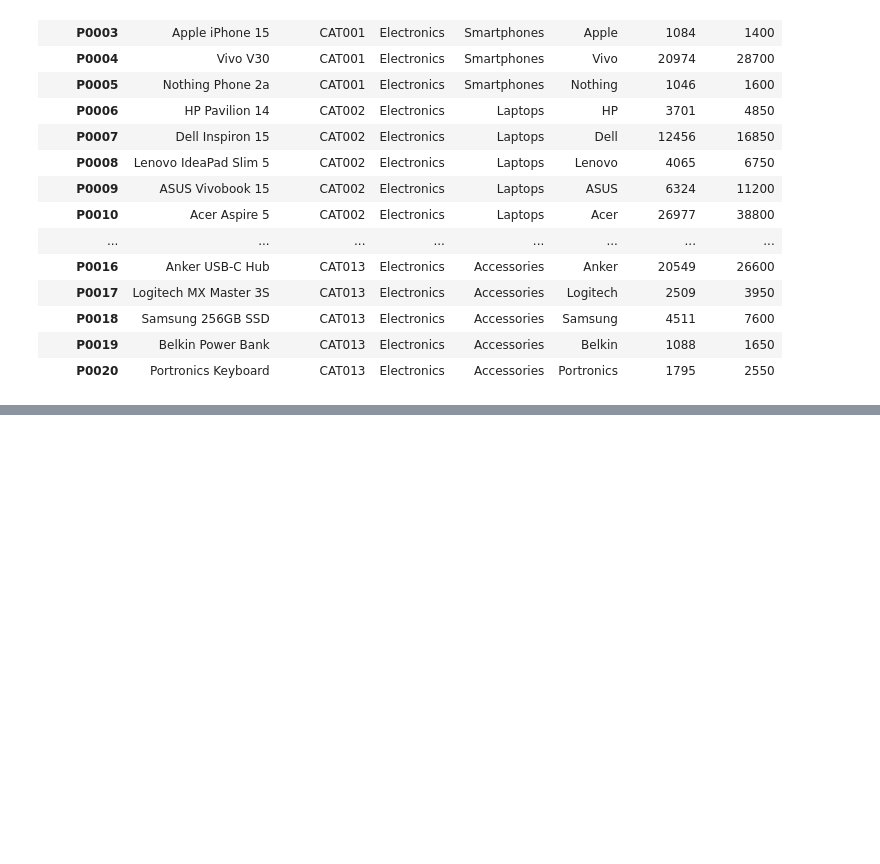
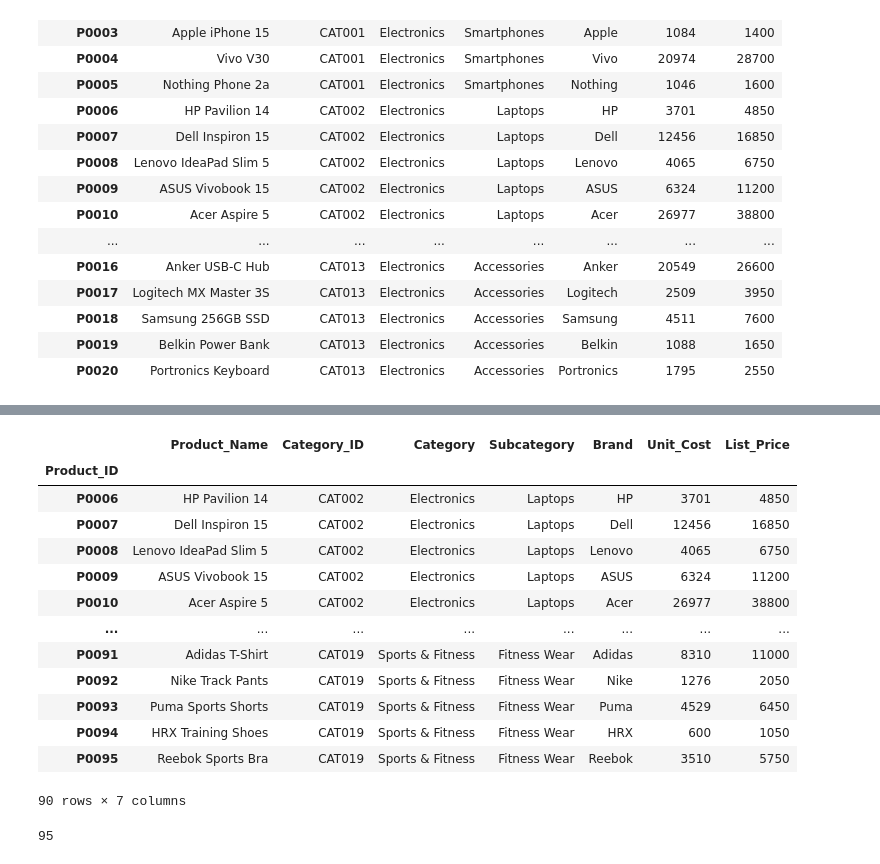
Before and after one commit to datasciencekibaatein/Business-Analyst-Batch-109, a Jupyter notebook: Pandas/02lecture.ipynb, the cells around one changed output, grey strips where cells are left out. Saved outputs shown, nothing was run; the diff lists cells and outputs as text; code cells hidden in the pictures; blank space fills up the shorter version.

```diff
--- a/Pandas/02lecture.ipynb
+++ b/Pandas/02lecture.ipynb
@@ -151,0 +298,17 @@ df.iloc[:20,5:]
+# %%
+df[~(df['Subcategory']=="Smartphones")]
+# %% [output]
+|  | Product_Name | Category_ID | Category | Subcategory | Brand | Unit_Cost | List_Price |
+| Product_ID |  |  |  |  |  |  |  |
+| P0006 | HP Pavilion 14 | CAT002 | Electronics | Laptops | HP | 3701 | 4850 |
+| P0007 | Dell Inspiron 15 | CAT002 | Electronics | Laptops | Dell | 12456 | 16850 |
+| P0008 | Lenovo IdeaPad Slim 5 | CAT002 | Electronics | Laptops | Lenovo | 4065 | 6750 |
+| P0009 | ASUS Vivobook 15 | CAT002 | Electronics | Laptops | ASUS | 6324 | 11200 |
+| P0010 | Acer Aspire 5 | CAT002 | Electronics | Laptops | Acer | 26977 | 38800 |
+| ... | ... | ... | ... | ... | ... | ... | ... |
+| P0091 | Adidas T-Shirt | CAT019 | Sports & Fitness | Fitness Wear | Adidas | 8310 | 11000 |
+| P0092 | Nike Track Pants | CAT019 | Sports & Fitness | Fitness Wear | Nike | 1276 | 2050 |
+| P0093 | Puma Sports Shorts | CAT019 | Sports & Fitness | Fitness Wear | Puma | 4529 | 6450 |
+| P0094 | HRX Training Shoes | CAT019 | Sports & Fitness | Fitness Wear | HRX | 600 | 1050 |
+| P0095 | Reebok Sports Bra | CAT019 | Sports & Fitness | Fitness Wear | Reebok | 3510 | 5750 |
+90 rows × 7 columns
@@ -151,0 +317,4 @@ df.iloc[:20,5:]
+# %%
+len(df1)
+# %% [output]
+95
```
Also changed, not shown: parts of 17 cells of this notebook.
